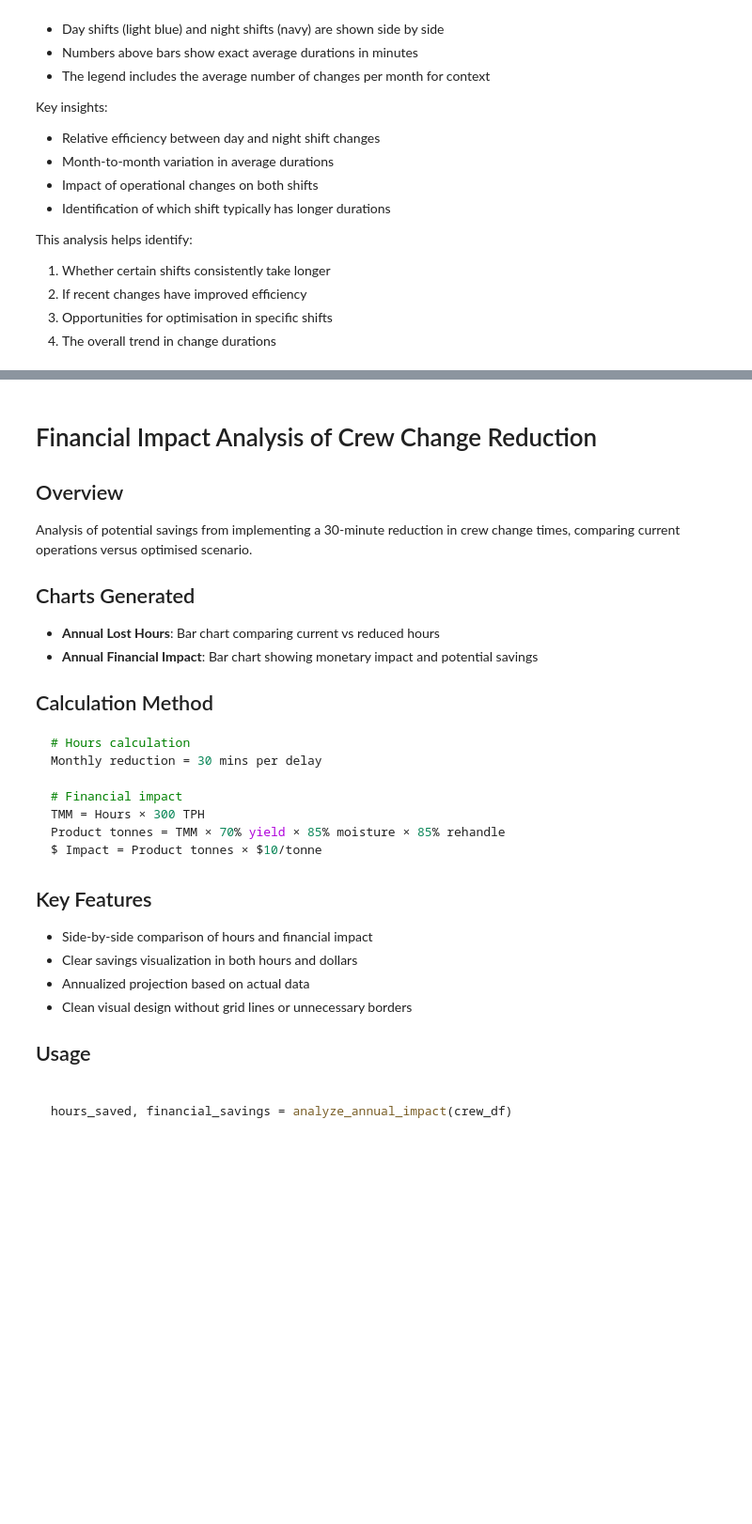
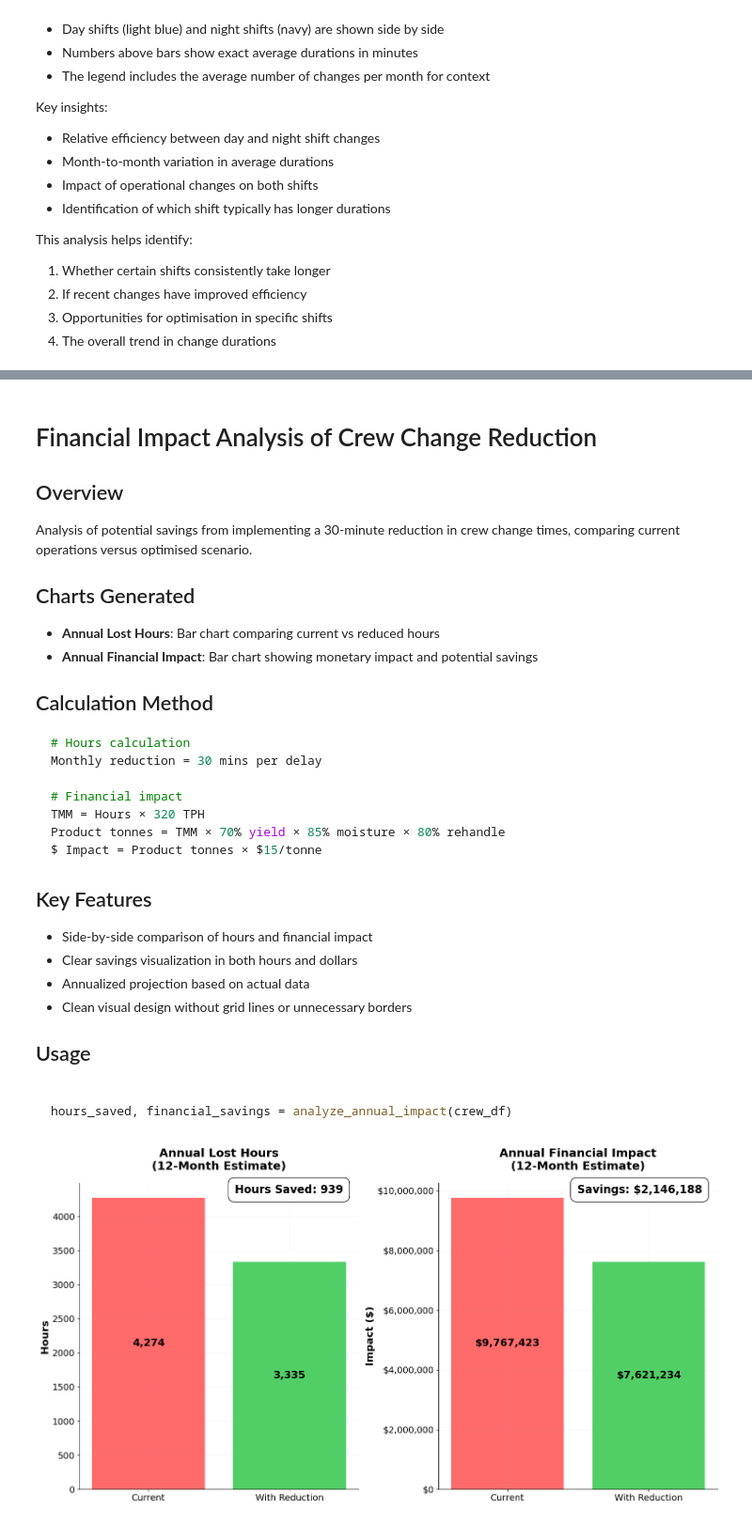
Before and after one commit to kirbyalise/fast_ferry_review_example, a Jupyter notebook: notebooks/1.0-btd-initial-data-exploration.ipynb, the cells around one changed output, grey strips where cells are left out. Shown at 94% size. Drawn from its saved outputs; the diff is of its cells as text; code cells hidden in the pictures; blank space fills up the shorter version.

````diff
--- a/notebooks/1.0-btd-initial-data-exploration.ipynb
+++ b/notebooks/1.0-btd-initial-data-exploration.ipynb
@@ -714,9 +748,9 @@ Analysis of potential savings from implementing a 30-minute reduction in crew ch
 Monthly reduction = 30 mins per delay
 
 # Financial impact
-TMM = Hours × 300 TPH
-Product tonnes = TMM × 70% yield × 85% moisture × 85% rehandle
-$ Impact = Product tonnes × $10/tonne
+TMM = Hours × 320 TPH
+Product tonnes = TMM × 70% yield × 85% moisture × 80% rehandle
+$ Impact = Product tonnes × $15/tonne
 ```
 
 ## Key Features
@@ -739,9 +773,9 @@ def analyze_annual_impact(crew_df):
     hours_saved = total_hours - reduced_hours
 
     def calculate_impact(hours):
-        tmm = hours * 300
-        product_tonnes = tmm * 0.7 * 0.85 * 0.85
-        return product_tonnes * 10
+        tmm = hours * 320
+        product_tonnes = tmm * 0.70 * 0.85 * 0.80
+        return product_tonnes * 15
 
     current_impact = calculate_impact(total_hours)
     reduced_impact = calculate_impact(reduced_hours)
@@ -775,30 +809,32 @@ def analyze_annual_impact(crew_df):
     ax2.set_title('Annual Financial Impact\n(12-Month Estimate)', pad=21, size=18, color='black', fontweight='bold')
     ax2.set_ylabel('Impact ($)', size=16, color='black', fontweight='bold')
     ax2.set_facecolor('white')
 
     for i, v in enumerate(impact_data):
         ax2.text(i, v/2, f'${int(v):,}', ha='center', va='center',
                 color='black', fontweight='bold', fontsize=16)
 
     ax2.text(0.72, 0.96, f'Savings: ${int(savings):,}',
              ha='center', va='bottom', transform=ax2.transAxes,
              bbox=dict(facecolor='white', edgecolor='black', boxstyle='round,pad=0.6'),
              color='black', fontsize=17, fontweight='bold')
 
     ax2.yaxis.set_major_formatter(plt.FuncFormatter(lambda x, p: f'${x:,.0f}'))
 
     for ax in [ax1, ax2]:
         ax.spines['top'].set_visible(False)
         ax.spines['right'].set_visible(False)
         ax.spines['bottom'].set_color('black')
         ax.spines['left'].set_color('black')
         ax.tick_params(colors='black', labelsize=14)
         ax.grid(True, alpha=0.1)
 
     plt.tight_layout()
     plt.show()
 
     return hours_saved, savings
 
 # Run analysis
 hours_saved, financial_savings = analyze_annual_impact(crew_df)
+# %% [output]
+[figure, added]
````
Also changed, not shown: parts of 15 cells of this notebook, 5 other files.
